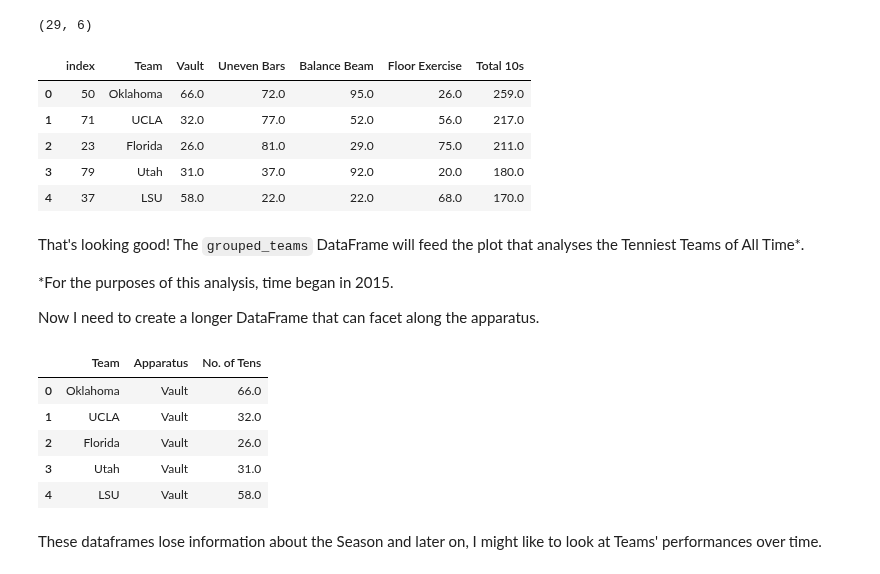
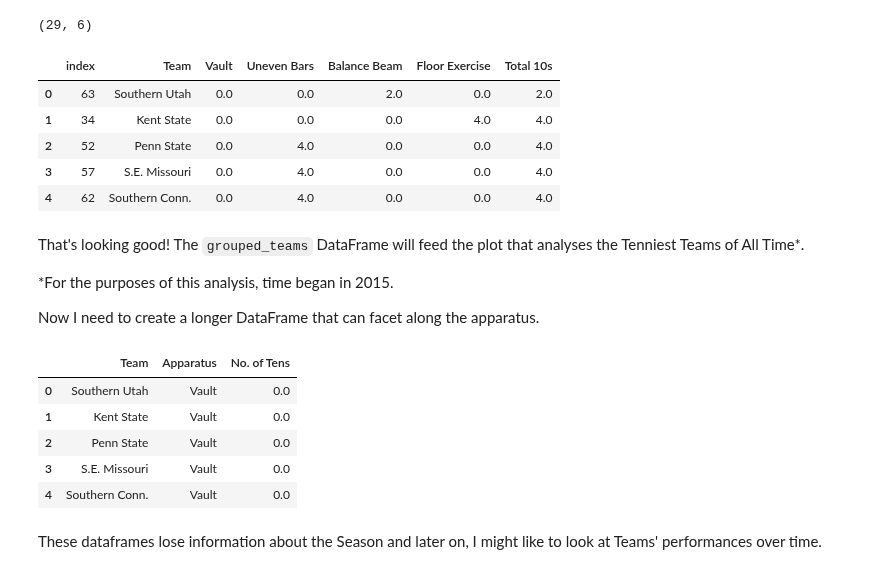
Before and after one commit to LSE-ME204/me204-2024-project-jesatuts2, a Jupyter notebook: notebooks/NB03-EDA-and-Dataviz.ipynb, the cells around one changed output. Drawn from its saved outputs; the diff is of its cells as text; code cells hidden in the pictures.

```diff
--- a/notebooks/NB03-EDA-and-Dataviz.ipynb
+++ b/notebooks/NB03-EDA-and-Dataviz.ipynb
@@ -382,18 +371,18 @@ grouped_teams_df.shape
 # %% [output]
 (29, 6)
 # %%
-# Sort the grouped_teams df to put the team with the most overall 10s at the top
-grouped_teams_df = grouped_teams_df.sort_values(by='Total 10s', ascending=False).reset_index()
+# Sort the grouped_teams df by number of overall tens
+grouped_teams_df = grouped_teams_df.sort_values(by='Total 10s', ascending=True).reset_index()
 
 #Preview the df
 grouped_teams_df.head()
 # %% [output]
 |  | index | Team | Vault | Uneven Bars | Balance Beam | Floor Exercise | Total 10s |
-| 0 | 50 | Oklahoma | 66.0 | 72.0 | 95.0 | 26.0 | 259.0 |
-| 1 | 71 | UCLA | 32.0 | 77.0 | 52.0 | 56.0 | 217.0 |
-| 2 | 23 | Florida | 26.0 | 81.0 | 29.0 | 75.0 | 211.0 |
-| 3 | 79 | Utah | 31.0 | 37.0 | 92.0 | 20.0 | 180.0 |
-| 4 | 37 | LSU | 58.0 | 22.0 | 22.0 | 68.0 | 170.0 |
+| 0 | 63 | Southern Utah | 0.0 | 0.0 | 2.0 | 0.0 | 2.0 |
+| 1 | 34 | Kent State | 0.0 | 0.0 | 0.0 | 4.0 | 4.0 |
+| 2 | 52 | Penn State | 0.0 | 4.0 | 0.0 | 0.0 | 4.0 |
+| 3 | 57 | S.E. Missouri | 0.0 | 4.0 | 0.0 | 0.0 | 4.0 |
+| 4 | 62 | Southern Conn. | 0.0 | 4.0 | 0.0 | 0.0 | 4.0 |
 # %% [markdown]
 That's looking good! The `grouped_teams` DataFrame will feed the plot that analyses the Tenniest Teams of All Time*.
 
@@ -404,18 +393,15 @@ Now I need to create a longer DataFrame that can facet along the apparatus.
 # Melt the dataframe so that the values in the 'Vault' 'Uneven Bars' 'Balance Beam' and 'Floor Exercise' columns are all in a new column called 'Apparatus'
 tenniest_teams_per_apparatus = pd.melt(grouped_teams_df, id_vars=['Team'], value_vars=['Vault', 'Uneven Bars', 'Balance Beam', 'Floor Exercise'], var_name='Apparatus', value_name='No. of Tens')
 
-# Sort by team
-#tenniest_teams_per_apparatus = tenniest_teams_per_apparatus.sort_values(by='Team', ascending=True)
-
 # Preview the df
 tenniest_teams_per_apparatus.head()
 # %% [output]
 |  | Team | Apparatus | No. of Tens |
-| 0 | Oklahoma | Vault | 66.0 |
-| 1 | UCLA | Vault | 32.0 |
-| 2 | Florida | Vault | 26.0 |
-| 3 | Utah | Vault | 31.0 |
-| 4 | LSU | Vault | 58.0 |
+| 0 | Southern Utah | Vault | 0.0 |
+| 1 | Kent State | Vault | 0.0 |
+| 2 | Penn State | Vault | 0.0 |
+| 3 | S.E. Missouri | Vault | 0.0 |
+| 4 | Southern Conn. | Vault | 0.0 |
 # %% [markdown]
 These dataframes lose information about the Season and later on, I might like to look at Teams' performances over time.
 # %%
```
Also changed, not shown: parts of 28 cells of this notebook, 6 other files.
